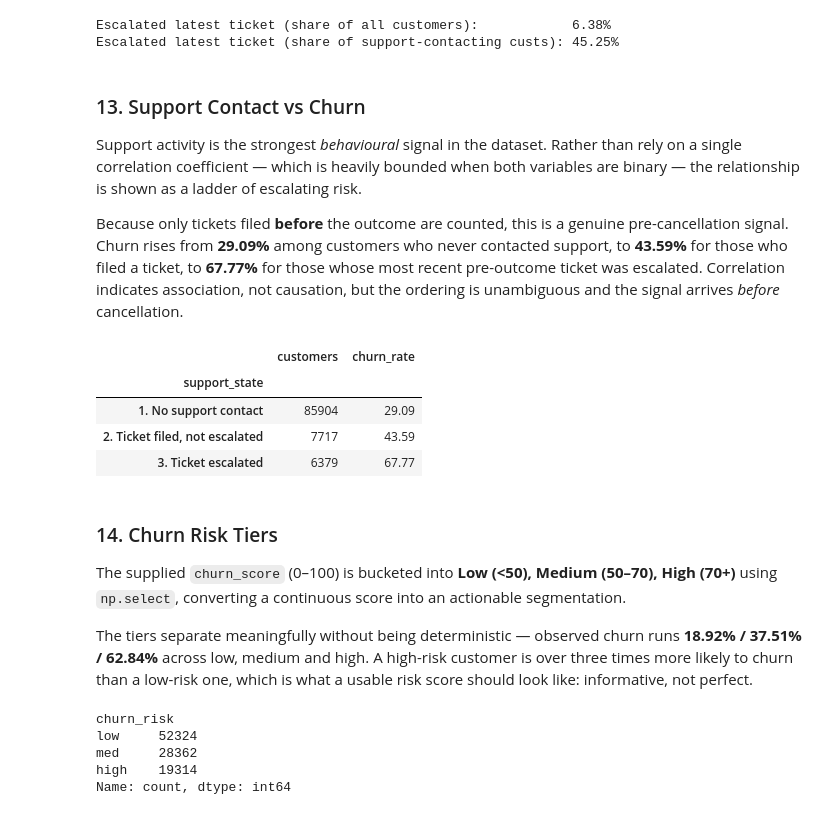
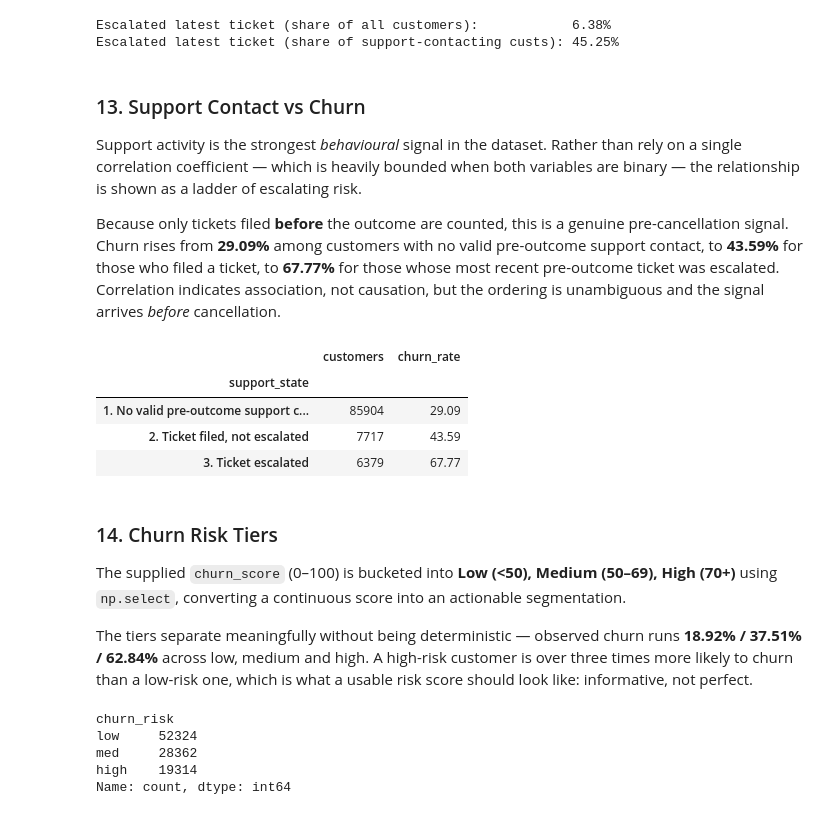
Before and after one commit to ShayanYawarBhatti/churn-analysis, a Jupyter notebook: notebooks/churn_analysis.ipynb, the cells around one changed output. Saved outputs shown, nothing was run; the diff lists cells and outputs as text; code cells hidden in the pictures.

```diff
--- a/notebooks/churn_analysis.ipynb
+++ b/notebooks/churn_analysis.ipynb
@@ -589,32 +589,32 @@ Escalated latest ticket (share of support-contacting custs): 45.25%
 ### 13. Support Contact vs Churn
 Support activity is the strongest *behavioural* signal in the dataset. Rather than rely on a single correlation coefficient — which is heavily bounded when both variables are binary — the relationship is shown as a ladder of escalating risk.
 
-Because only tickets filed **before** the outcome are counted, this is a genuine pre-cancellation signal. Churn rises from **29.09%** among customers who never contacted support, to **43.59%** for those who filed a ticket, to **67.77%** for those whose most recent pre-outcome ticket was escalated. Correlation indicates association, not causation, but the ordering is unambiguous and the signal arrives *before* cancellation.
+Because only tickets filed **before** the outcome are counted, this is a genuine pre-cancellation signal. Churn rises from **29.09%** among customers with no valid pre-outcome support contact, to **43.59%** for those who filed a ticket, to **67.77%** for those whose most recent pre-outcome ticket was escalated. Correlation indicates association, not causation, but the ordering is unambiguous and the signal arrives *before* cancellation.
 # %%
 # Group customers by how far their support interaction went, then compare churn
 df['support_state'] = np.select(
     [df['complaint_count'].isna(), df['escalations'] == 'Y'],
-    ['1. No support contact', '3. Ticket escalated'],
+    ['1. No valid pre-outcome support contact', '3. Ticket escalated'],
     default = '2. Ticket filed, not escalated'
 )
 
 support_ladder = df.groupby('support_state').agg(
     customers = ('customerid', 'count'),
     churn_rate = ('churn_flag', 'mean')
 )
 support_ladder['churn_rate'] = (support_ladder['churn_rate'] * 100).round(2)
 
 df['escalation_flag'] = np.where(df['escalations'] == 'Y', 1, 0)
 support_ladder
 # %% [output]
 |  | customers | churn_rate |
 | support_state |  |  |
-| 1. No support contact | 85904 | 29.09 |
+| 1. No valid pre-outcome support c... | 85904 | 29.09 |
 | 2. Ticket filed, not escalated | 7717 | 43.59 |
 | 3. Ticket escalated | 6379 | 67.77 |
 # %% [markdown]
 ### 14. Churn Risk Tiers
-The supplied `churn_score` (0–100) is bucketed into **Low (<50), Medium (50–70), High (70+)** using `np.select`, converting a continuous score into an actionable segmentation.
+The supplied `churn_score` (0–100) is bucketed into **Low (<50), Medium (50–69), High (70+)** using `np.select`, converting a continuous score into an actionable segmentation.
 
 The tiers separate meaningfully without being deterministic — observed churn runs **18.92% / 37.51% / 62.84%** across low, medium and high. A high-risk customer is over three times more likely to churn than a low-risk one, which is what a usable risk score should look like: informative, not perfect.
 # %%
```
Also changed, not shown: parts of 3 cells of this notebook, 2 other files.
